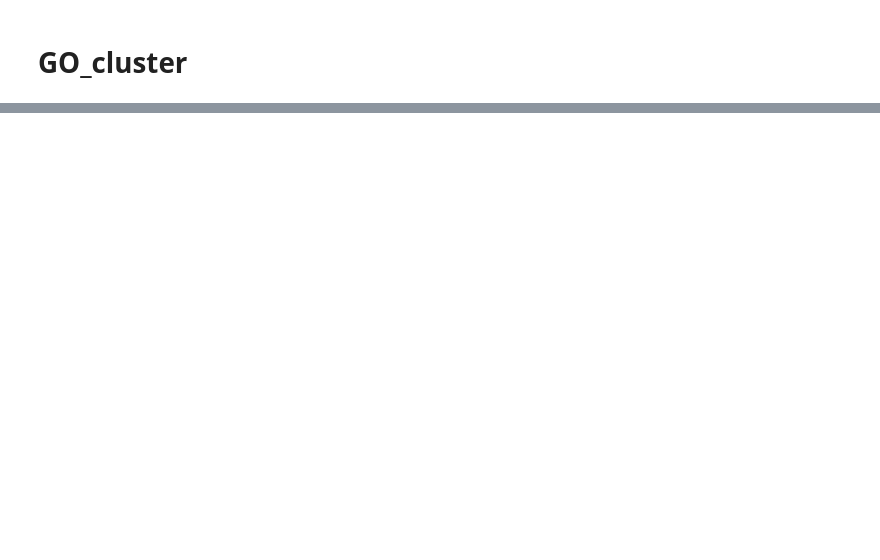
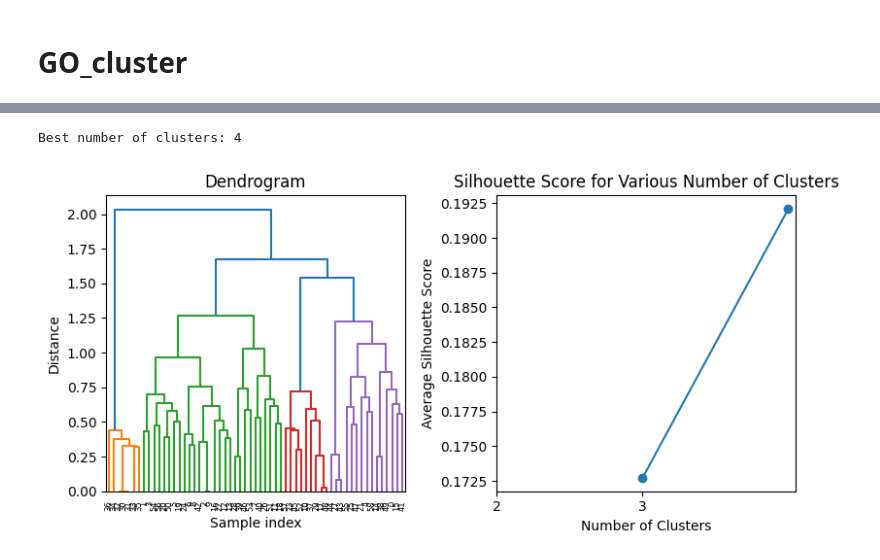
Before and after one commit to BioTechCo/main_project, a Jupyter notebook: process/GO_cluster.ipynb, the cells around one changed output, grey strips where cells are left out. Cells and saved outputs as stored; diff of their text form; code cells hidden in the pictures; blank space fills up the shorter version.

Commit message:
[feat] simple_averaging, weighted_averaging, and consensus clustering

```diff
--- a/process/GO_cluster.ipynb
+++ b/process/GO_cluster.ipynb
@@ -165,0 +79,21 @@ print(gene_clusters.head())
+# %%
+# replace NaN with 0
+distance_matrix_bp = distance_matrix_bp.fillna(0)
+distance_matrix_cc = distance_matrix_cc.fillna(0)
+distance_matrix_mf = distance_matrix_mf.fillna(0)
+# %%
+# reindex distance matrix
+index_bp = distance_matrix_bp.index
+index_cc = distance_matrix_cc.index
+index_mf = distance_matrix_mf.index
+index = index_bp.union(index_cc).union(index_mf)
+distance_matrix_bp_ = distance_matrix_bp.reindex(index=index, columns=index)
+distance_matrix_cc_ = distance_matrix_cc.reindex(index=index, columns=index)
+distance_matrix_mf_ = distance_matrix_mf.reindex(index=index, columns=index)
+# %%
+# make a array of distance matrix for each ontology
+distance_matrix = []
+
+distance_matrix.append(distance_matrix_bp_)
+distance_matrix.append(distance_matrix_cc_)
+distance_matrix.append(distance_matrix_mf_)
@@ -165,0 +102,18 @@ print(gene_clusters.head())
+# %%
+weight = [count for count in terms_count["count"]]
+weight = weight / np.sum(weight)
+masks = np.array([~np.isnan(distance_matrix[i].values) for i in range(3)])
+
+valid_weights = np.array([weight[i] for i in range(3)])[:, None, None] * masks
+
+weight_sums = valid_weights.sum(axis=0)
+
+normalized_weights = np.divide(valid_weights, weight_sums, where=weight_sums != 0)
+weighted_sum = sum(
+    np.nan_to_num(distance_matrix[i].values) * normalized_weights[i] for i in range(3)
+)
+
+
+weighted_sum_dataframe = pd.DataFrame(weighted_sum, index=index, columns=index)
+
+weighted_sum_dataframe.head()
@@ -165,0 +128,7 @@ print(gene_clusters.head())
+# %%
+cluster_result = hierarchical_clustering(
+    weighted_sum_dataframe, range_min=3, range_max=4
+)
+# %% [output]
+Best number of clusters: 4
+[figure, added]
```
Also changed, not shown: parts of 38 cells of this notebook.
